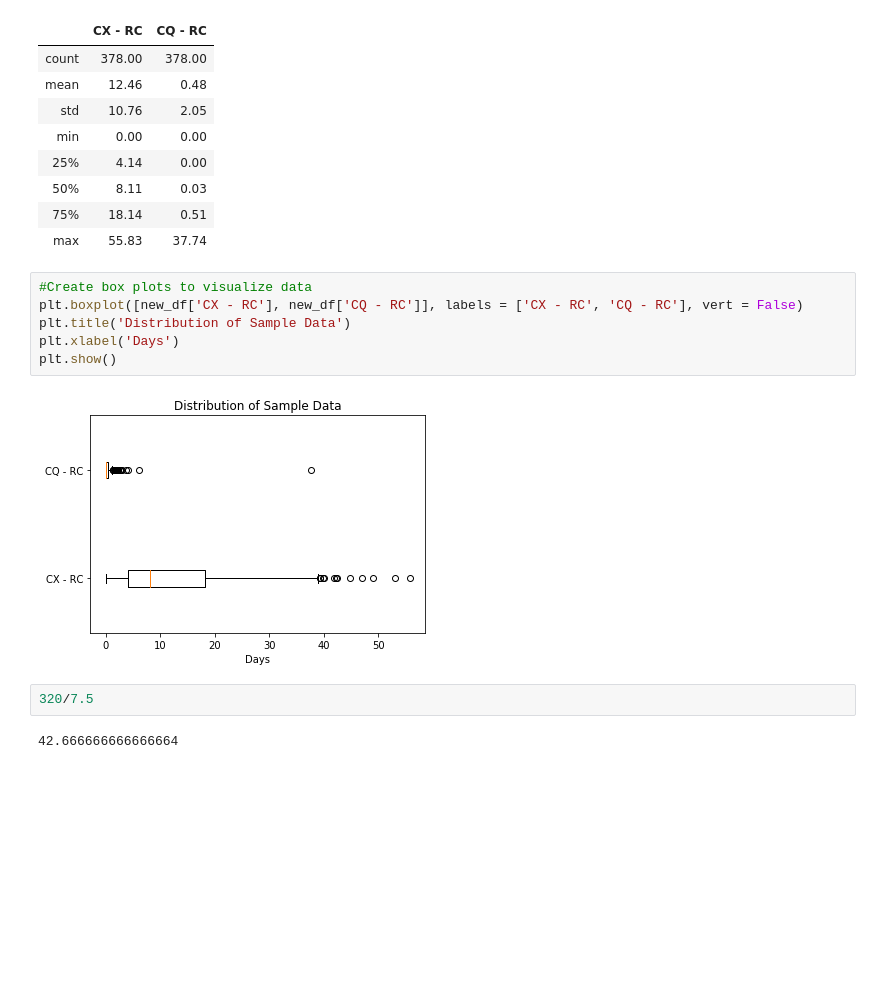
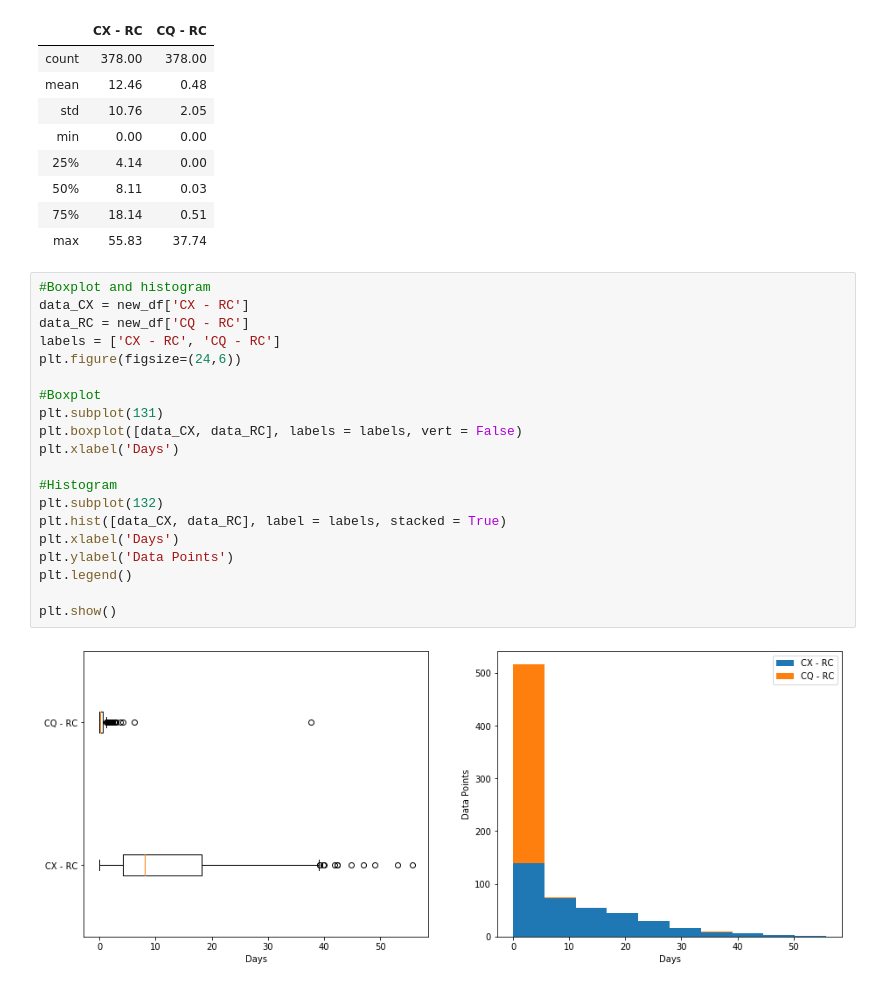
Before and after one commit to jaime030690/ECT_Report_Analysis, a Jupyter notebook: Random Samples/sample1_analysis.ipynb, the cells around one changed output. Cells and saved outputs as stored; diff of their text form; blank space fills up the shorter version.

Commit message:
Added histograms for random sample analysis, cleaned up boxplots.

```diff
--- a/Random Samples/sample1_analysis.ipynb
+++ b/Random Samples/sample1_analysis.ipynb
@@ -77,15 +77,25 @@ summary
 | 50% | 8.11 | 0.03 |
 | 75% | 18.14 | 0.51 |
 | max | 55.83 | 37.74 |
-# %%
-#Create box plots to visualize data
-plt.boxplot([new_df['CX - RC'], new_df['CQ - RC']], labels = ['CX - RC', 'CQ - RC'], vert = False)
-plt.title('Distribution of Sample Data')
-plt.xlabel('Days')
-plt.show()
-# %% [output]
-[figure, removed]
-# %%
-320/7.5
-# %% [output]
-42.666666666666664
+# %%
+#Boxplot and histogram
+data_CX = new_df['CX - RC']
+data_RC = new_df['CQ - RC']
+labels = ['CX - RC', 'CQ - RC']
+plt.figure(figsize=(24,6))
+
+#Boxplot
+plt.subplot(131)
+plt.boxplot([data_CX, data_RC], labels = labels, vert = False)
+plt.xlabel('Days')
+
+#Histogram
+plt.subplot(132)
+plt.hist([data_CX, data_RC], label = labels, stacked = True)
+plt.xlabel('Days')
+plt.ylabel('Data Points')
+plt.legend()
+
+plt.show()
+# %% [output]
+[figure, added]
```
Also changed, not shown: 1 other file.
